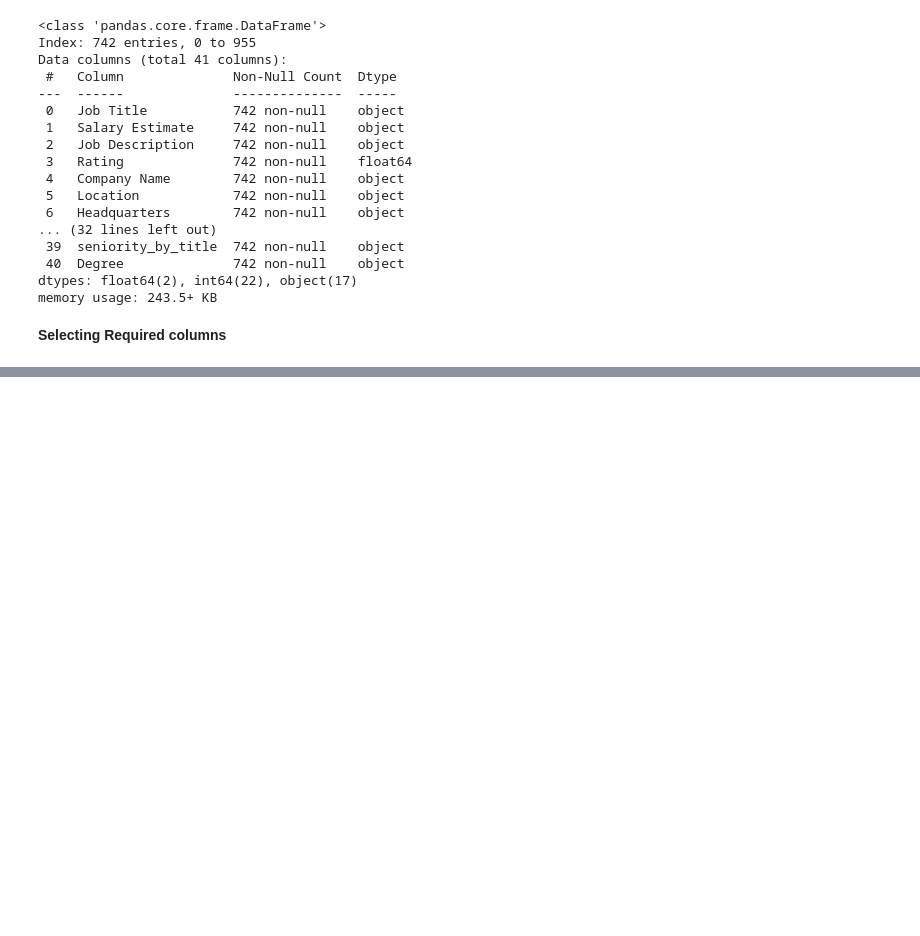
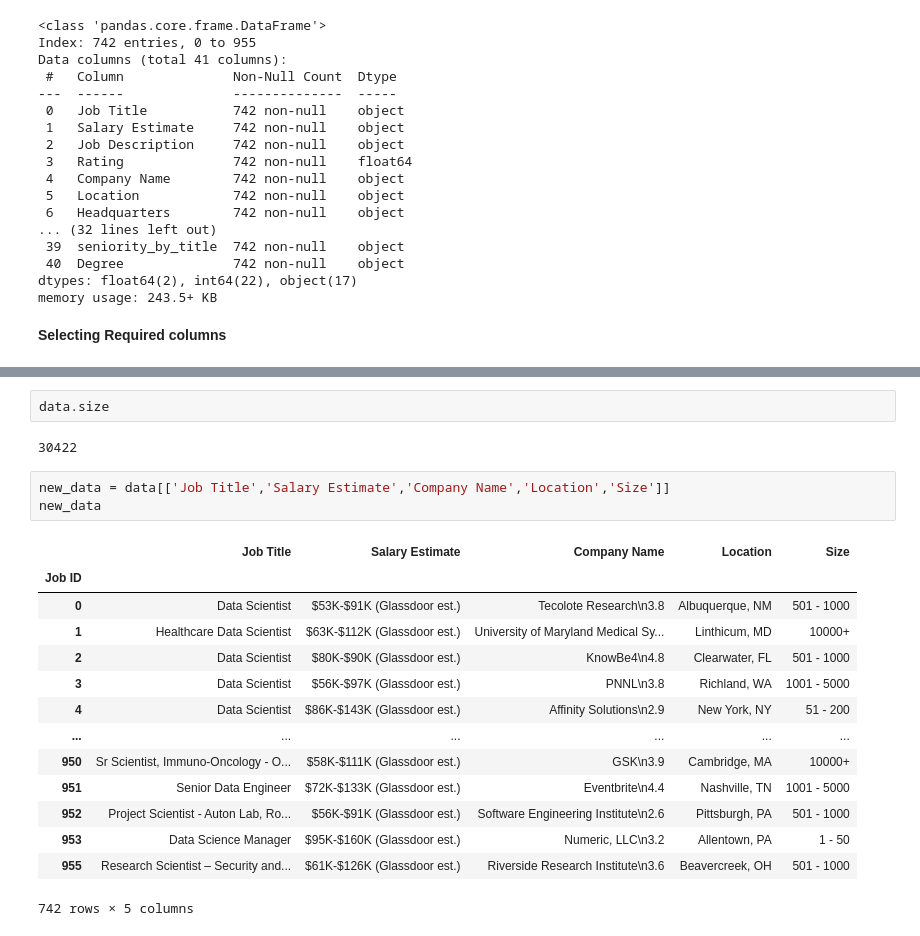
Before and after one commit to MikkoDT/DataAnalysis_with_Python_and_Pandas_2024, a Jupyter notebook: codes/data_cleaned_2021.ipynb, the cells around one changed output, grey strips where cells are left out. Saved outputs shown, nothing was run; the diff lists cells and outputs as text; blank space fills up the shorter version.

```diff
--- a/codes/data_cleaned_2021.ipynb
+++ b/codes/data_cleaned_2021.ipynb
@@ -170,0 +223,22 @@ memory usage: 243.5+ KB
+# %%
+data.size
+# %% [output]
+30422
+# %%
+new_data = data[['Job Title','Salary Estimate','Company Name','Location','Size']]
+new_data
+# %% [output]
+|  | Job Title | Salary Estimate | Company Name | Location | Size |
+| Job ID |  |  |  |  |  |
+| 0 | Data Scientist | $53K-$91K (Glassdoor est.) | Tecolote Research\n3.8 | Albuquerque, NM | 501 - 1000 |
+| 1 | Healthcare Data Scientist | $63K-$112K (Glassdoor est.) | University of Maryland Medical Sy... | Linthicum, MD | 10000+ |
+| 2 | Data Scientist | $80K-$90K (Glassdoor est.) | KnowBe4\n4.8 | Clearwater, FL | 501 - 1000 |
+| 3 | Data Scientist | $56K-$97K (Glassdoor est.) | PNNL\n3.8 | Richland, WA | 1001 - 5000 |
+| 4 | Data Scientist | $86K-$143K (Glassdoor est.) | Affinity Solutions\n2.9 | New York, NY | 51 - 200 |
+| ... | ... | ... | ... | ... | ... |
+| 950 | Sr Scientist, Immuno-Oncology - O... | $58K-$111K (Glassdoor est.) | GSK\n3.9 | Cambridge, MA | 10000+ |
+| 951 | Senior Data Engineer | $72K-$133K (Glassdoor est.) | Eventbrite\n4.4 | Nashville, TN | 1001 - 5000 |
+| 952 | Project Scientist - Auton Lab, Ro... | $56K-$91K (Glassdoor est.) | Software Engineering Institute\n2.6 | Pittsburgh, PA | 501 - 1000 |
+| 953 | Data Science Manager | $95K-$160K (Glassdoor est.) | Numeric, LLC\n3.2 | Allentown, PA | 1 - 50 |
+| 955 | Research Scientist – Security and... | $61K-$126K (Glassdoor est.) | Riverside Research Institute\n3.6 | Beavercreek, OH | 501 - 1000 |
+742 rows × 5 columns
```
Also changed, not shown: parts of 4 cells of this notebook.
